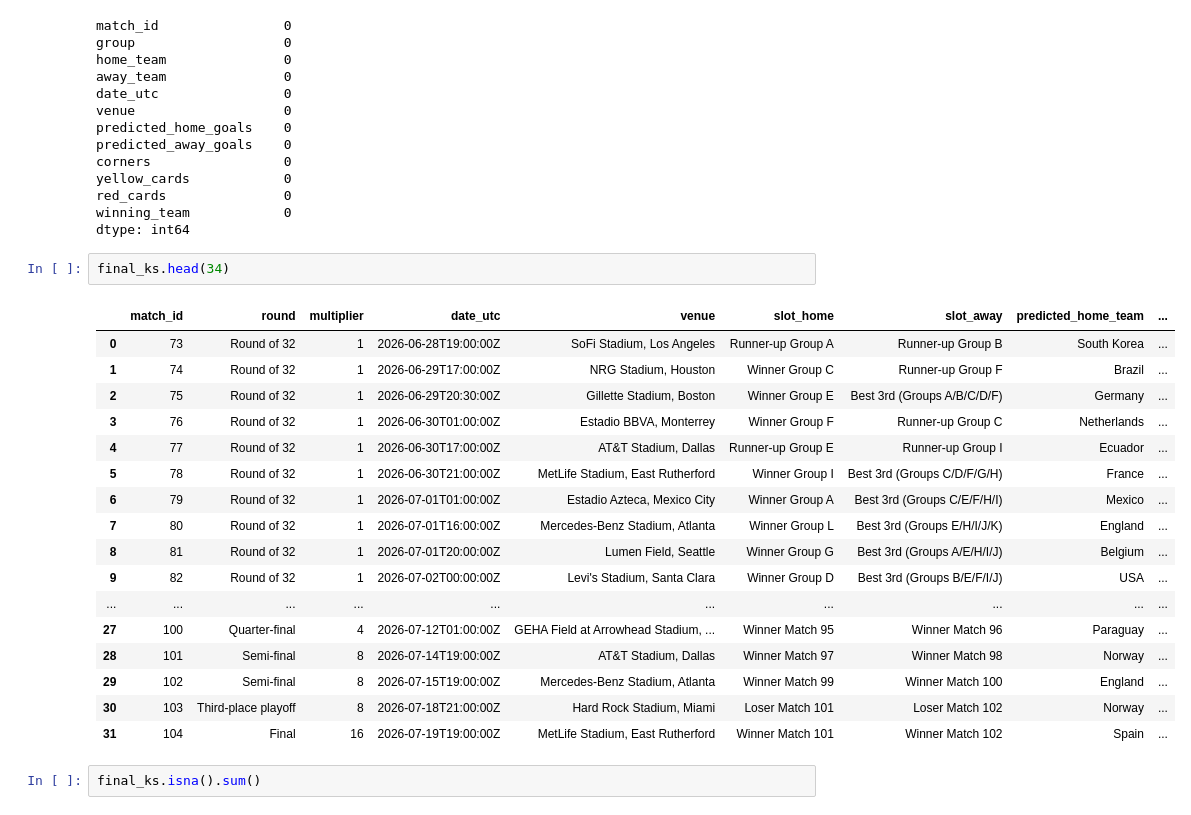
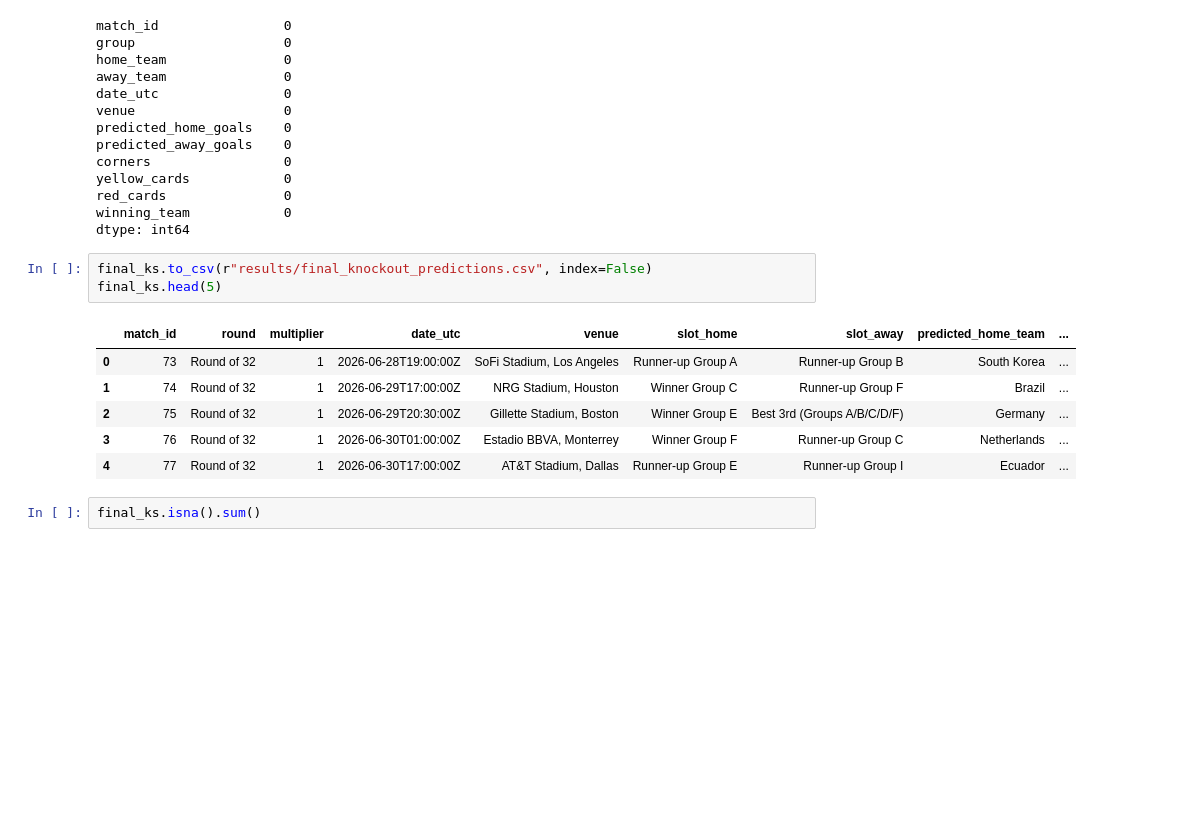
Before and after one commit to Currybon30/fifa_wc_2026_datacamp, a Jupyter notebook: FIFA World Cup 2026 - DataCamp Competition/notebook.ipynb, the cells around one changed output. Drawn from its saved outputs; the diff is of its cells as text; blank space fills up the shorter version.

```diff
--- a/FIFA World Cup 2026 - DataCamp Competition/notebook.ipynb
+++ b/FIFA World Cup 2026 - DataCamp Competition/notebook.ipynb
@@ -677,25 +678,15 @@ red_cards               0
 winning_team            0
 dtype: int64
 # %%
-final_ks.head(34)
+final_ks.to_csv(r"results/final_knockout_predictions.csv", index=False)
+final_ks.head(5)
 # %% [output]
 |  | match_id | round | multiplier | date_utc | venue | slot_home | slot_away | predicted_home_team | ... |
 | 0 | 73 | Round of 32 | 1 | 2026-06-28T19:00:00Z | SoFi Stadium, Los Angeles | Runner-up Group A | Runner-up Group B | South Korea | ... |
 | 1 | 74 | Round of 32 | 1 | 2026-06-29T17:00:00Z | NRG Stadium, Houston | Winner Group C | Runner-up Group F | Brazil | ... |
 | 2 | 75 | Round of 32 | 1 | 2026-06-29T20:30:00Z | Gillette Stadium, Boston | Winner Group E | Best 3rd (Groups A/B/C/D/F) | Germany | ... |
 | 3 | 76 | Round of 32 | 1 | 2026-06-30T01:00:00Z | Estadio BBVA, Monterrey | Winner Group F | Runner-up Group C | Netherlands | ... |
 | 4 | 77 | Round of 32 | 1 | 2026-06-30T17:00:00Z | AT&T Stadium, Dallas | Runner-up Group E | Runner-up Group I | Ecuador | ... |
-| 5 | 78 | Round of 32 | 1 | 2026-06-30T21:00:00Z | MetLife Stadium, East Rutherford | Winner Group I | Best 3rd (Groups C/D/F/G/H) | France | ... |
-| 6 | 79 | Round of 32 | 1 | 2026-07-01T01:00:00Z | Estadio Azteca, Mexico City | Winner Group A | Best 3rd (Groups C/E/F/H/I) | Mexico | ... |
-| 7 | 80 | Round of 32 | 1 | 2026-07-01T16:00:00Z | Mercedes-Benz Stadium, Atlanta | Winner Group L | Best 3rd (Groups E/H/I/J/K) | England | ... |
-| 8 | 81 | Round of 32 | 1 | 2026-07-01T20:00:00Z | Lumen Field, Seattle | Winner Group G | Best 3rd (Groups A/E/H/I/J) | Belgium | ... |
-| 9 | 82 | Round of 32 | 1 | 2026-07-02T00:00:00Z | Levi's Stadium, Santa Clara | Winner Group D | Best 3rd (Groups B/E/F/I/J) | USA | ... |
-| ... | ... | ... | ... | ... | ... | ... | ... | ... | ... |
-| 27 | 100 | Quarter-final | 4 | 2026-07-12T01:00:00Z | GEHA Field at Arrowhead Stadium, ... | Winner Match 95 | Winner Match 96 | Paraguay | ... |
-| 28 | 101 | Semi-final | 8 | 2026-07-14T19:00:00Z | AT&T Stadium, Dallas | Winner Match 97 | Winner Match 98 | Norway | ... |
-| 29 | 102 | Semi-final | 8 | 2026-07-15T19:00:00Z | Mercedes-Benz Stadium, Atlanta | Winner Match 99 | Winner Match 100 | England | ... |
-| 30 | 103 | Third-place playoff | 8 | 2026-07-18T21:00:00Z | Hard Rock Stadium, Miami | Loser Match 101 | Loser Match 102 | Norway | ... |
-| 31 | 104 | Final | 16 | 2026-07-19T19:00:00Z | MetLife Stadium, East Rutherford | Winner Match 101 | Winner Match 102 | Spain | ... |
 # %%
 final_ks.isna().sum()
 # %% [output]
```
Also changed, not shown: parts of 1 cell of this notebook, 2 other files.
